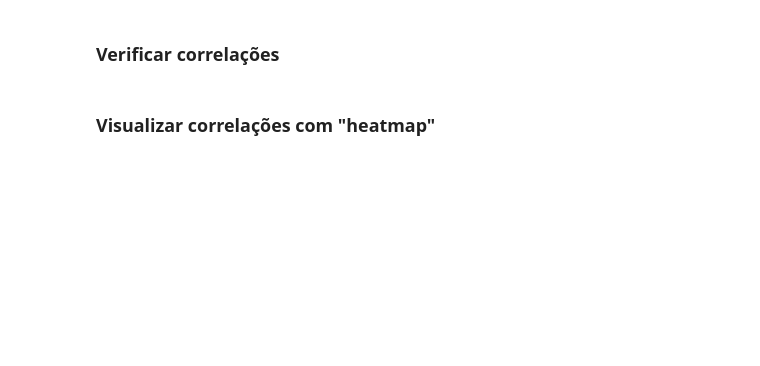
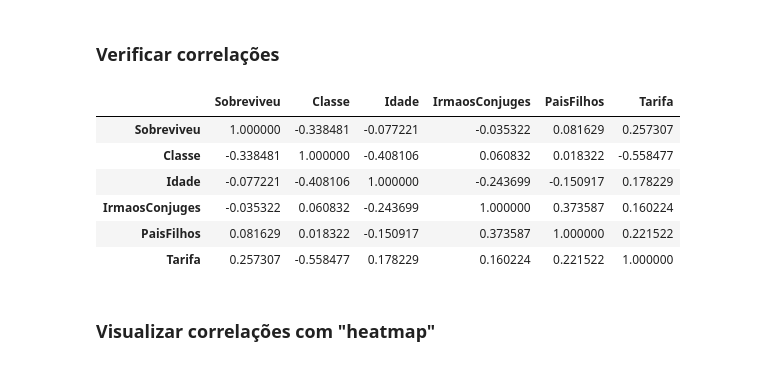
Before and after one commit to CaioPedersoliDiniz10/python, a Jupyter notebook: 09 - Projeto - Regressao Linear - Predicao da Idade/Regressão Linear - Predicao da Idade dos Passageiros do Titanic - Vazio.ipynb, the cells around one changed output. Saved outputs shown, nothing was run; the diff lists cells and outputs as text; code cells hidden in the pictures; blank space fills up the shorter version.

```diff
--- a/09 - Projeto - Regressao Linear - Predicao da Idade/Regressão Linear - Predicao da Idade dos Passageiros do Titanic - Vazio.ipynb
+++ b/09 - Projeto - Regressao Linear - Predicao da Idade/Regressão Linear - Predicao da Idade dos Passageiros do Titanic - Vazio.ipynb
@@ -91,4 +169,14 @@ Name: Sexo, Length: 1309, dtype: object
 # %% [markdown]
 ### Verificar correlações
+# %%
+data.corr(numeric_only = True)
+# %% [output]
+|  | Sobreviveu | Classe | Idade | IrmaosConjuges | PaisFilhos | Tarifa |
+| Sobreviveu | 1.000000 | -0.338481 | -0.077221 | -0.035322 | 0.081629 | 0.257307 |
+| Classe | -0.338481 | 1.000000 | -0.408106 | 0.060832 | 0.018322 | -0.558477 |
+| Idade | -0.077221 | -0.408106 | 1.000000 | -0.243699 | -0.150917 | 0.178229 |
+| IrmaosConjuges | -0.035322 | 0.060832 | -0.243699 | 1.000000 | 0.373587 | 0.160224 |
+| PaisFilhos | 0.081629 | 0.018322 | -0.150917 | 0.373587 | 1.000000 | 0.221522 |
+| Tarifa | 0.257307 | -0.558477 | 0.178229 | 0.160224 | 0.221522 | 1.000000 |
 # %% [markdown]
 ### Visualizar correlações com "heatmap"
```
Also changed, not shown: parts of 24 cells of this notebook.
